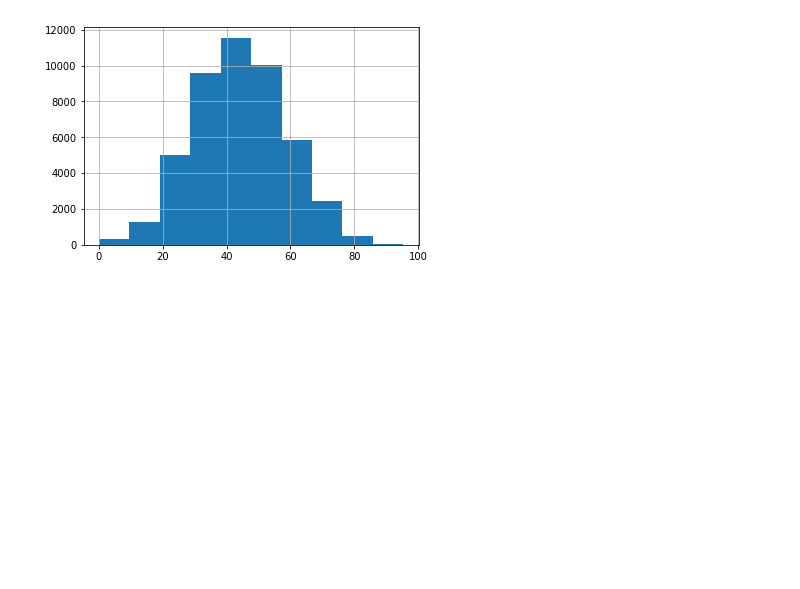
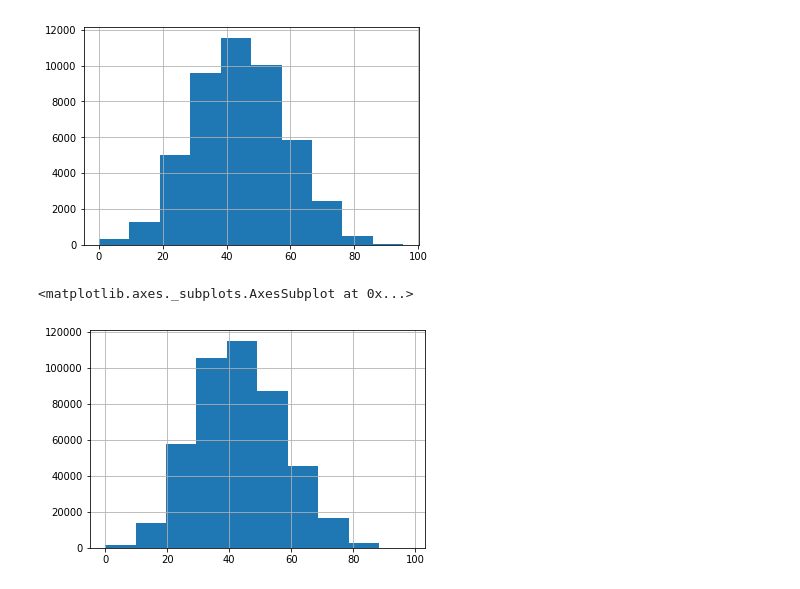
Before and after one commit to emersonsrv/topicosIC, a Jupyter notebook: enade/analiseEnade.ipynb, the cells around one changed output. Saved outputs shown, nothing was run; the diff lists cells and outputs as text; code cells hidden in the pictures; blank space fills up the shorter version.

```diff
--- a/enade/analiseEnade.ipynb
+++ b/enade/analiseEnade.ipynb
@@ -181,3 +181,8 @@ qe05.NT_GER.loc[qe05.QE_I12 !='A'].hist()
 # %% [output]
 <matplotlib.axes._subplots.AxesSubplot at 0x...>
 [figure]
+# %%
+qe05.NT_GER.loc[qe05.QE_I12 !='D'].hist()
+# %% [output]
+<matplotlib.axes._subplots.AxesSubplot at 0x...>
+[figure, added]
```
